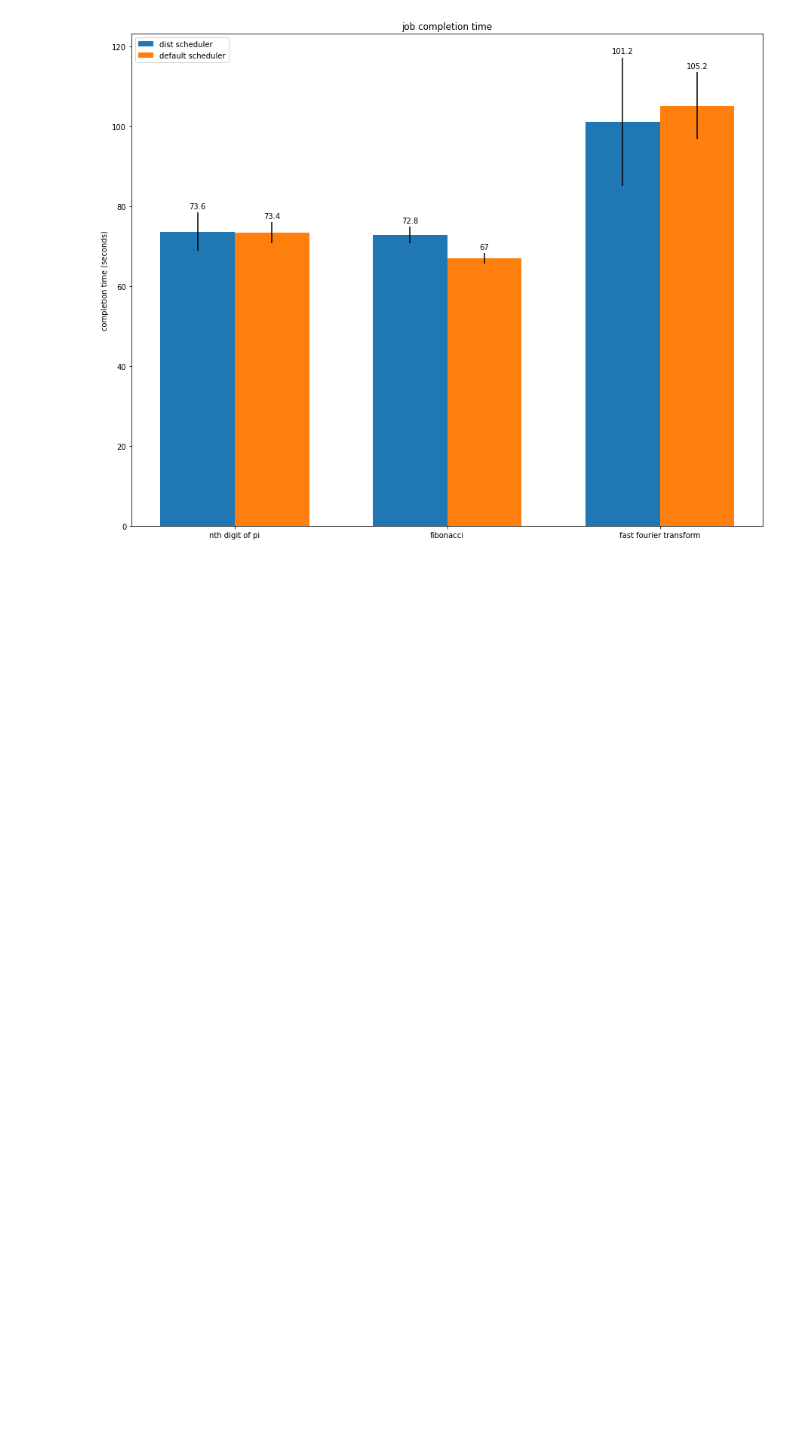
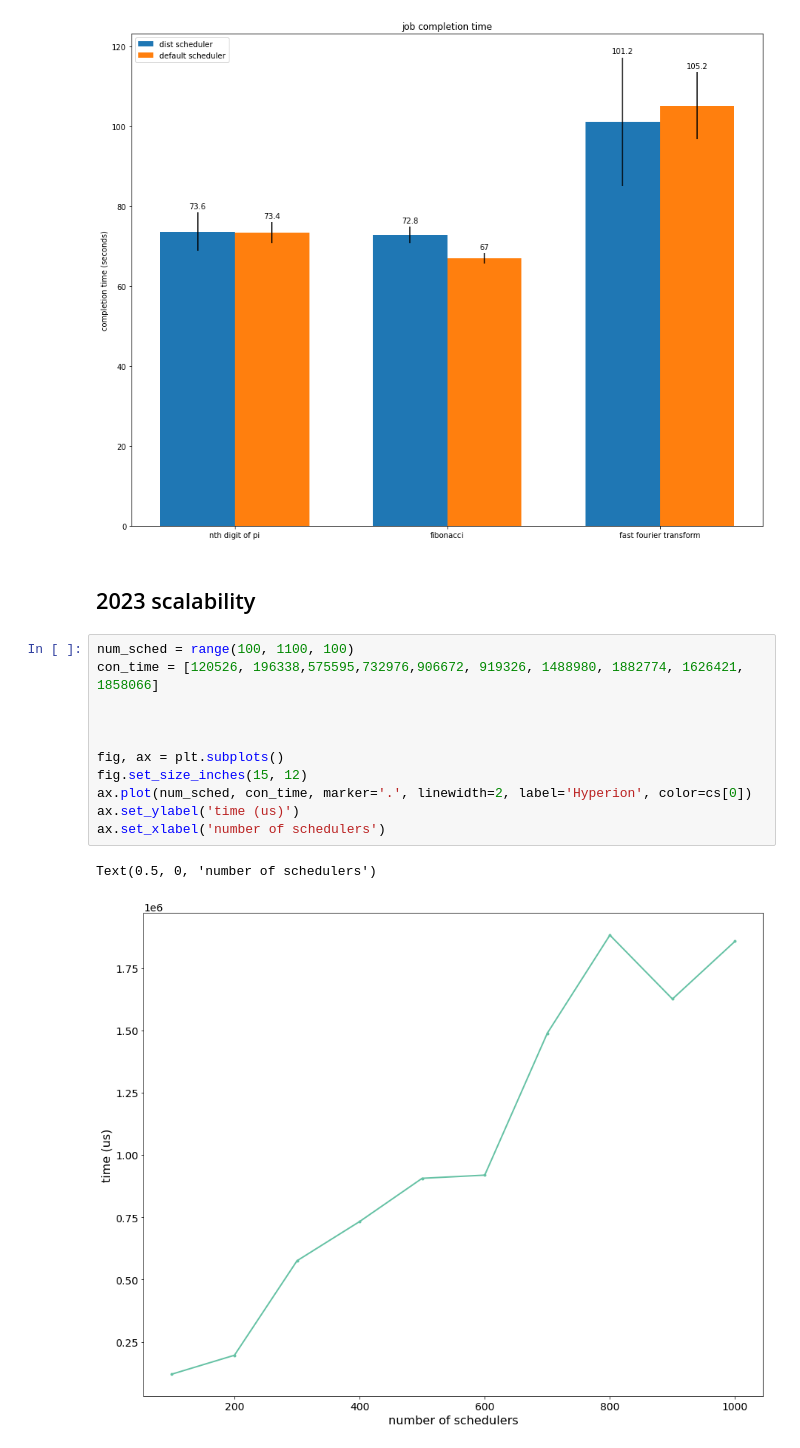
Before and after one commit to Vincent-lau/hyperion, a Jupyter notebook: measure/plotmetrics.ipynb, the cells around one changed output. Drawn from its saved outputs; the diff is of its cells as text; blank space fills up the shorter version.

```diff
--- a/measure/plotmetrics.ipynb
+++ b/measure/plotmetrics.ipynb
@@ -1495,3 +1666,19 @@ ax.legend(loc='upper left')
 fig.savefig(f'{graph_dir}job_completion.png')
 # %% [output]
 [figure]
+# %% [markdown]
+## 2023 scalability
+# %%
+num_sched = range(100, 1100, 100)
+con_time = [120526, 196338,575595,732976,906672, 919326, 1488980, 1882774, 1626421, 1858066]
+
+
+
+fig, ax = plt.subplots()
+fig.set_size_inches(15, 12)
+ax.plot(num_sched, con_time, marker='.', linewidth=2, label='Hyperion', color=cs[0])
+ax.set_ylabel('time (us)')
+ax.set_xlabel('number of schedulers')
+# %% [output]
+Text(0.5, 0, 'number of schedulers')
+[figure, added]
```
Also changed, not shown: parts of 10 cells of this notebook.
